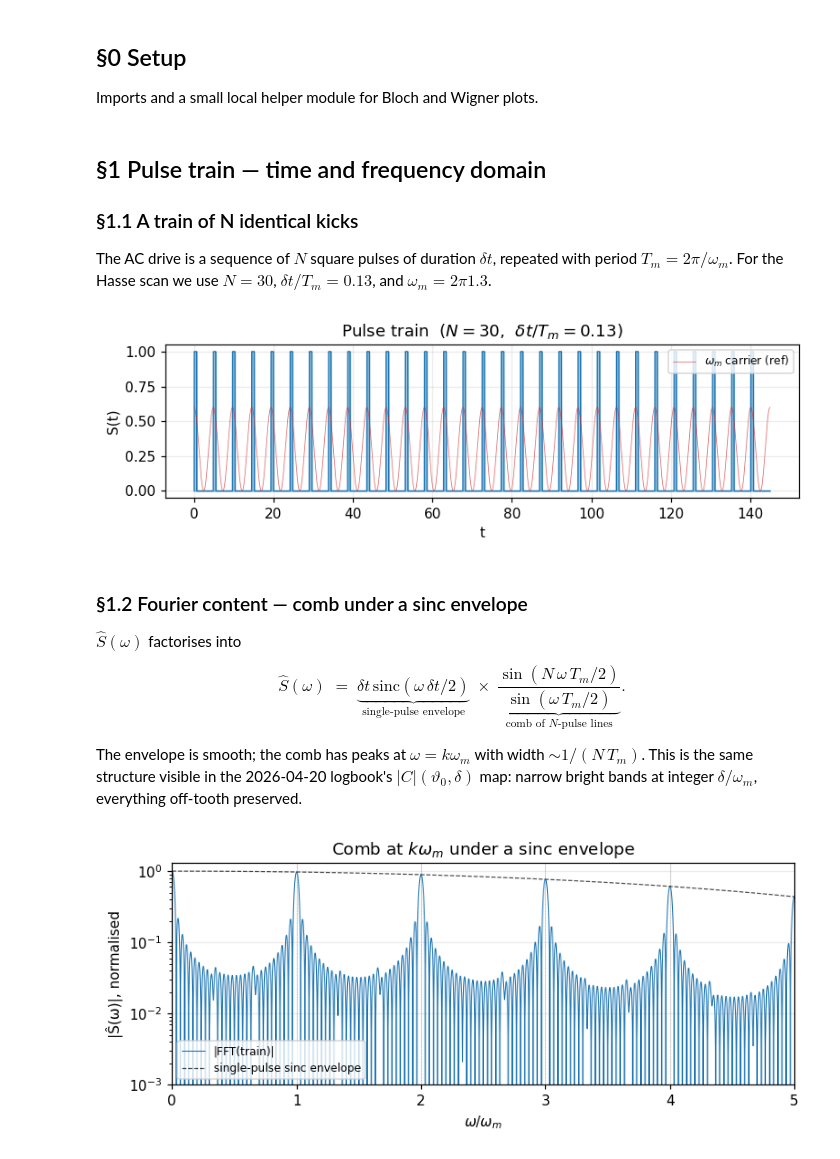
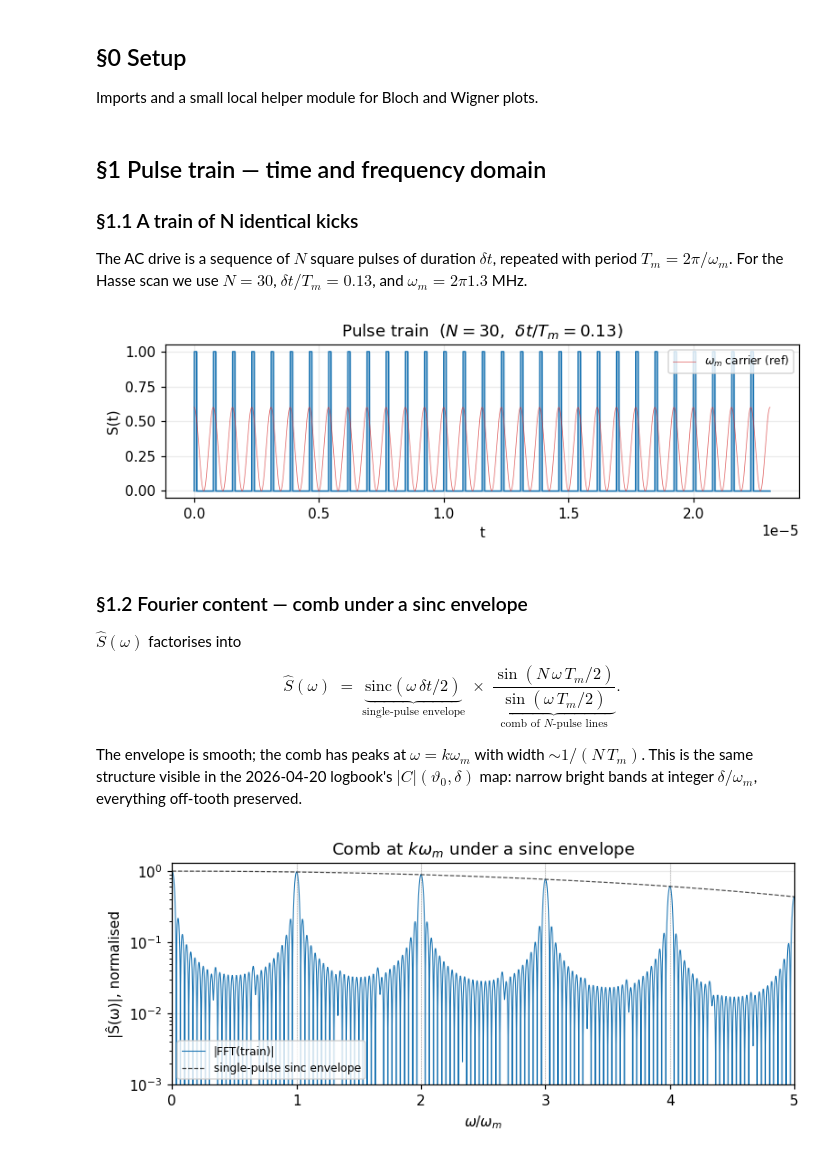
Before and after one commit to McDeathy/root, a Jupyter notebook: notebooks/00_tutorial_pulse_train.executed.ipynb, the cells around one changed output. Drawn from its saved outputs; the diff is of its cells as text; code cells hidden in the pictures.

```diff
--- a/notebooks/00_tutorial_pulse_train.executed.ipynb
+++ b/notebooks/00_tutorial_pulse_train.executed.ipynb
@@ -78,35 +78,35 @@ def observables(psi, nmax):
 
 ### §1.1 A train of N identical kicks
 
-The AC drive is a sequence of $N$ square pulses of duration $\delta t$, repeated with period $T_m = 2\pi/\omega_m$. For the Hasse scan we use $N=30$, $\delta t/T_m = 0.13$, and $\omega_m = 2 \pi 1.3$.
+The AC drive is a sequence of $N$ square pulses of duration $\delta t$, repeated with period $T_m = 2\pi/\omega_m$. For the Hasse scan we use $N=30$, $\delta t/T_m = 0.13$, and $\omega_m = 2 \pi 1.3$ MHz.
 # %%
-omega_m = 1.3 *2*np.pi
+omega_m = 1.3 *2*np.pi *1e6
 T_m = 2 * np.pi / omega_m
 dt = 0.13 * T_m
 N = 30
 
 t = np.linspace(0, N * T_m, 4000)
 S = np.zeros_like(t)
 for k in range(N):
     S[(t > k * T_m) & (t <= k * T_m + dt)] = 1.0
 
 fig, ax = plt.subplots(figsize=(7.2, 2.5))
 ax.plot(t, S, 'C0', lw=0.9)
 ax.fill_between(t, 0, S, alpha=0.35, color='C0')
 ax.plot(t, 0.3 * (1 + np.cos(omega_m * t)), 'C3', lw=0.5, alpha=0.7,
         label=r'$\omega_m$ carrier (ref)')
 ax.set_xlabel('t'); ax.set_ylabel('S(t)')
 ax.set_title(fr'Pulse train  ($N={N}$,  $\delta t/T_m={dt/T_m:.2f}$)')
 ax.legend(fontsize=8, loc='upper right')
 plt.tight_layout(); plt.show()
 # %% [output]
-[figure, old version]
+[figure, new version]
 # %% [markdown]
 ### §1.2 Fourier content — comb under a sinc envelope
 
 $\hat S(\omega)$ factorises into
 
-$$\hat S(\omega) \;=\; \underbrace{\delta t\,\mathrm{sinc}(\omega\,\delta t/2)}_{\text{single-pulse envelope}}\;\times\;\underbrace{\frac{\sin(N\,\omega\,T_m/2)}{\sin(\omega\,T_m/2)}}_{\text{comb of }N\text{-pulse lines}}.$$
+$$\hat S(\omega) \;=\; \underbrace{\mathrm{sinc}(\omega\,\delta t/2)}_{\text{single-pulse envelope}}\;\times\;\underbrace{\frac{\sin(N\,\omega\,T_m/2)}{\sin(\omega\,T_m/2)}}_{\text{comb of }N\text{-pulse lines}}.$$
 
 The envelope is smooth; the comb has peaks at $\omega=k\omega_m$ with width $\sim 1/(N\,T_m)$. This is the same structure visible in the 2026-04-20 logbook's $|C|(\vartheta_0, \delta)$ map: narrow bright bands at integer $\delta/\omega_m$, everything off-tooth preserved.
 # %%
```
Also changed, not shown: parts of 12 cells of this notebook, 1 other file.
